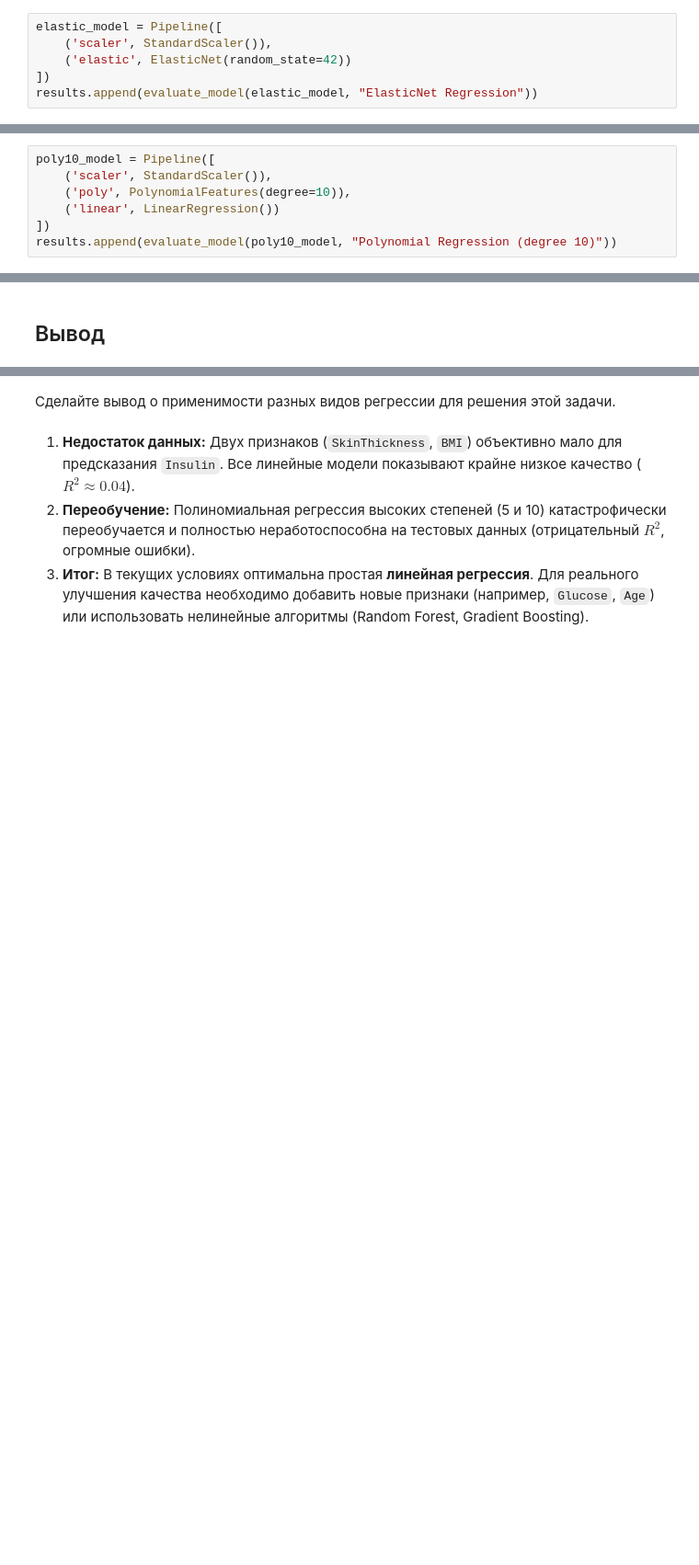
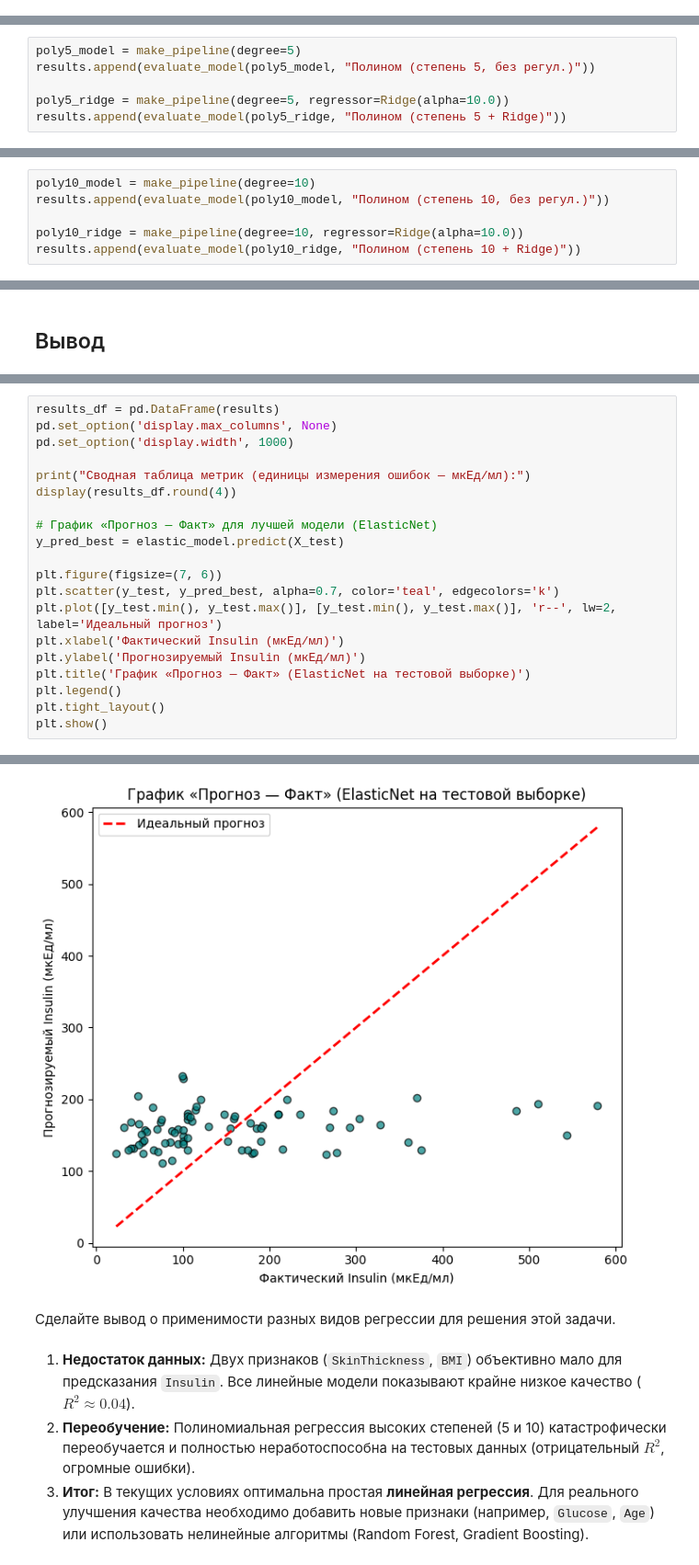
Before and after one commit to Semenovaanzhelika31/intro-ai, a Jupyter notebook: lab1_regression.ipynb, the cells around one changed output, grey strips where cells are left out. Shown at 92% size. Saved outputs shown, nothing was run; the diff lists cells and outputs as text; blank space fills up the shorter version.

```diff
--- a/lab1_regression.ipynb
+++ b/lab1_regression.ipynb
@@ -258,8 +350,2 @@ RMSE:     77.0679
 # %% [markdown]
 ## ElasticNet регрессия
-# %%
-elastic_model = Pipeline([
-    ('scaler', StandardScaler()),
-    ('elastic', ElasticNet(random_state=42))
-])
-results.append(evaluate_model(elastic_model, "ElasticNet Regression"))
@@ -301,0 +390,6 @@ RMSE:     2776.6492
+# %%
+poly5_model = make_pipeline(degree=5)
+results.append(evaluate_model(poly5_model, "Полином (степень 5, без регул.)"))
+
+poly5_ridge = make_pipeline(degree=5, regressor=Ridge(alpha=10.0))
+results.append(evaluate_model(poly5_ridge, "Полином (степень 5 + Ridge)"))
@@ -302,9 +412,2 @@ RMSE:     2776.6492
 # %% [markdown]
 ## Polynom регрессия (для степени полинома 10)
-# %%
-poly10_model = Pipeline([
-    ('scaler', StandardScaler()),
-    ('poly', PolynomialFeatures(degree=10)),
-    ('linear', LinearRegression())
-])
-results.append(evaluate_model(poly10_model, "Polynomial Regression (degree 10)"))
@@ -316,0 +414,6 @@ RMSE:     114674493.7880
+# %%
+poly10_model = make_pipeline(degree=10)
+results.append(evaluate_model(poly10_model, "Полином (степень 10, без регул.)"))
+
+poly10_ridge = make_pipeline(degree=10, regressor=Ridge(alpha=10.0))
+results.append(evaluate_model(poly10_ridge, "Полином (степень 10 + Ridge)"))
@@ -332,0 +438,21 @@ display(results_df)
+# %%
+results_df = pd.DataFrame(results)
+pd.set_option('display.max_columns', None)
+pd.set_option('display.width', 1000)
+
+print("Сводная таблица метрик (единицы измерения ошибок — мкЕд/мл):")
+display(results_df.round(4))
+
+# График «Прогноз — Факт» для лучшей модели (ElasticNet)
+y_pred_best = elastic_model.predict(X_test)
+
+plt.figure(figsize=(7, 6))
+plt.scatter(y_test, y_pred_best, alpha=0.7, color='teal', edgecolors='k')
+plt.plot([y_test.min(), y_test.max()], [y_test.min(), y_test.max()], 'r--', lw=2, label='Идеальный прогноз')
+plt.xlabel('Фактический Insulin (мкЕд/мл)')
+plt.ylabel('Прогнозируемый Insulin (мкЕд/мл)')
+plt.title('График «Прогноз — Факт» (ElasticNet на тестовой выборке)')
+plt.legend()
+plt.tight_layout()
+plt.show()
+# %% [output]
@@ -333,3 +472,4 @@ display(results_df)
+[figure, added]
 # %% [markdown]
 Сделайте вывод о применимости разных видов регрессии для решения этой задачи.
 # %% [markdown]
```
Also changed, not shown: parts of 19 cells of this notebook.
